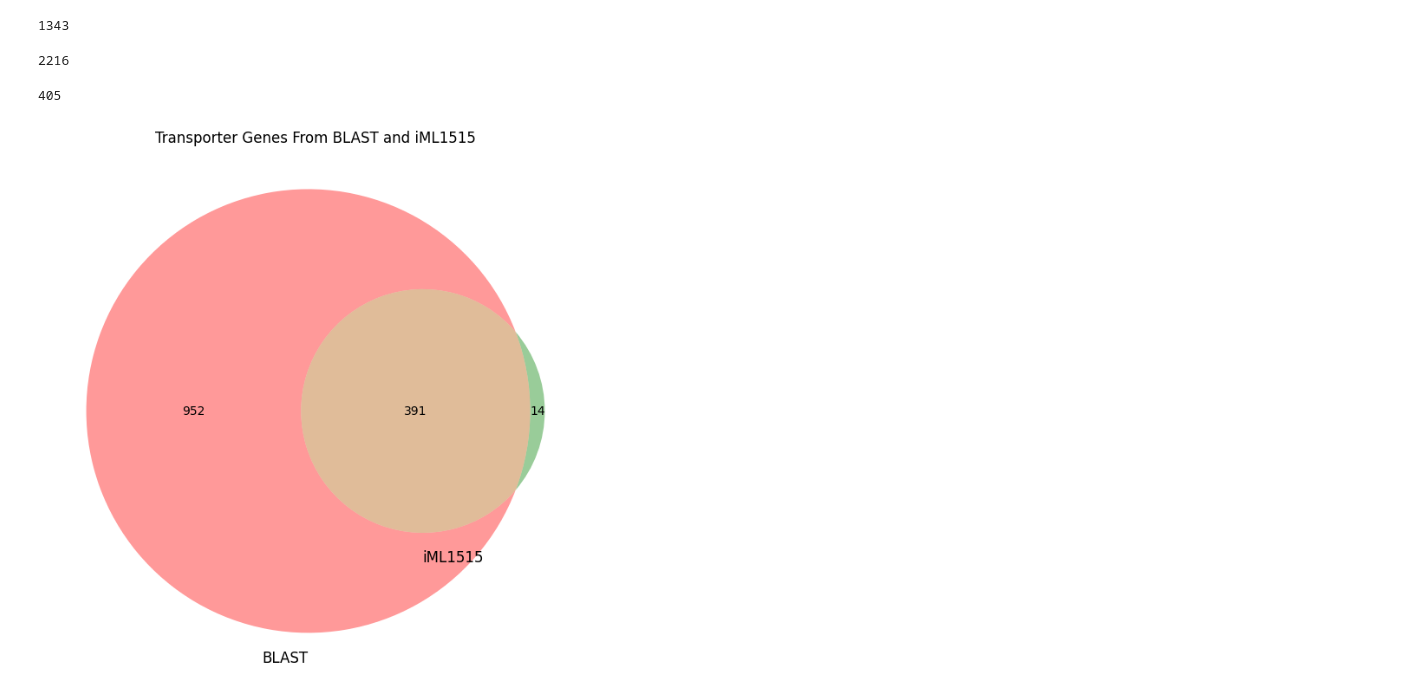
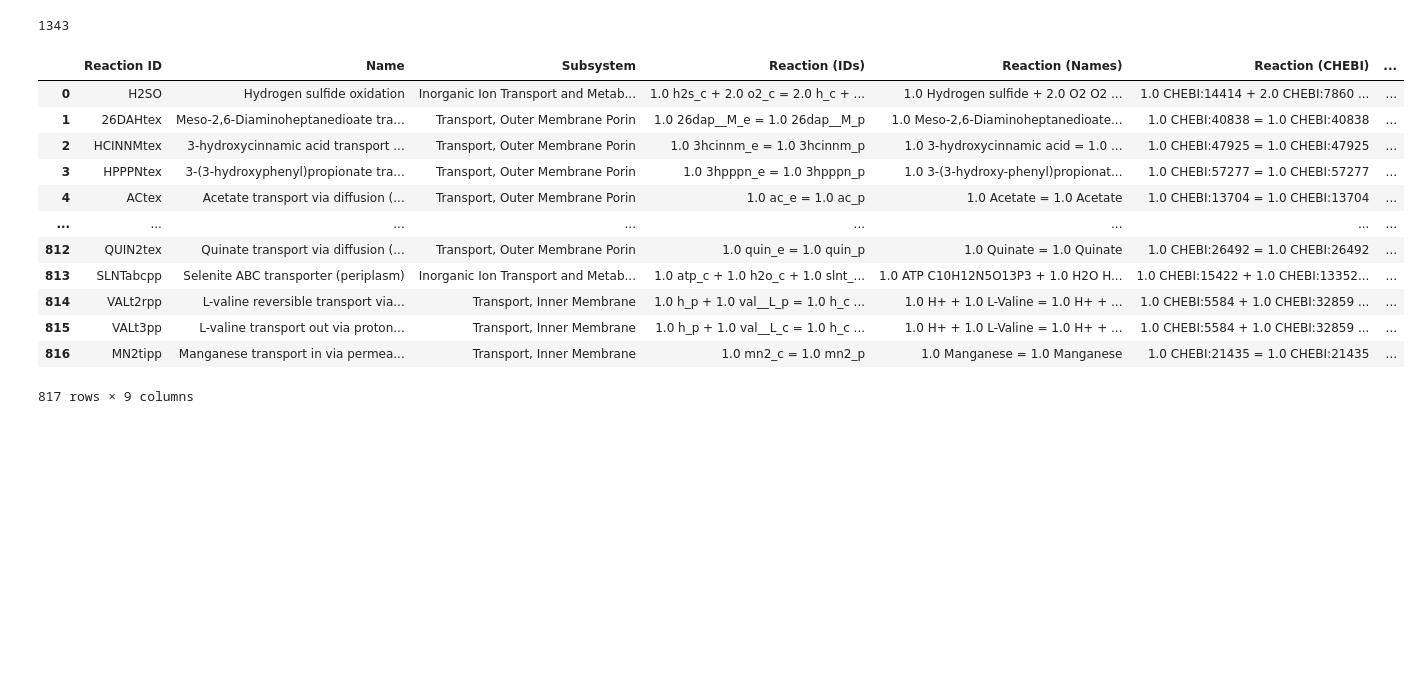
Before and after one commit to blandro/master-project, a Jupyter notebook: Case Study/iML1515/iML1515.ipynb, the cells around one changed output. Drawn from its saved outputs; the diff is of its cells as text; code cells hidden in the pictures; blank space fills up the shorter version.

```diff
--- a/Case Study/iML1515/iML1515.ipynb
+++ b/Case Study/iML1515/iML1515.ipynb
@@ -126,21 +159,23 @@ for reaction_list in e_coli["Reaction"]:
     for name, chebi in reaction_list:
         if chebi not in chebi_to_name and chebi != "no_reaction_identified":
             chebi_to_name[chebi] = name
-
-len(chebi_to_name)
-# %% [output]
-2216
 # %%
 model = pd.read_csv("iML1515_transport_rxs.tsv", sep="\t")
-model_uids = set(model["UIDs"].str.split(", ").explode())
-model_uids.remove("Unknown")
-len(model_uids)
+model_transport_uids = set(model["UIDs"].str.split(", ").explode())
+model_transport_uids.remove("Unknown")
+len(model_transport_uids)
+model
 # %% [output]
+|  | Reaction ID | Name | Subsystem | Reaction (IDs) | Reaction (Names) | Reaction (CHEBI) | ... |
+| 0 | H2SO | Hydrogen sulfide oxidation | Inorganic Ion Transport and Metab... | 1.0 h2s_c + 2.0 o2_c = 2.0 h_c + ... | 1.0 Hydrogen sulfide + 2.0 O2 O2 ... | 1.0 CHEBI:14414 + 2.0 CHEBI:7860 ... | ... |
+| 1 | 26DAHtex | Meso-2,6-Diaminoheptanedioate tra... | Transport, Outer Membrane Porin | 1.0 26dap__M_e = 1.0 26dap__M_p | 1.0 Meso-2,6-Diaminoheptanedioate... | 1.0 CHEBI:40838 = 1.0 CHEBI:40838 | ... |
+| 2 | HCINNMtex | 3-hydroxycinnamic acid transport ... | Transport, Outer Membrane Porin | 1.0 3hcinnm_e = 1.0 3hcinnm_p | 1.0 3-hydroxycinnamic acid = 1.0 ... | 1.0 CHEBI:47925 = 1.0 CHEBI:47925 | ... |
+| 3 | HPPPNtex | 3-(3-hydroxyphenyl)propionate tra... | Transport, Outer Membrane Porin | 1.0 3hpppn_e = 1.0 3hpppn_p | 1.0 3-(3-hydroxy-phenyl)propionat... | 1.0 CHEBI:57277 = 1.0 CHEBI:57277 | ... |
+| 4 | ACtex | Acetate transport via diffusion (... | Transport, Outer Membrane Porin | 1.0 ac_e = 1.0 ac_p | 1.0 Acetate = 1.0 Acetate | 1.0 CHEBI:13704 = 1.0 CHEBI:13704 | ... |
+| ... | ... | ... | ... | ... | ... | ... | ... |
+| 812 | QUIN2tex | Quinate transport via diffusion (... | Transport, Outer Membrane Porin | 1.0 quin_e = 1.0 quin_p | 1.0 Quinate = 1.0 Quinate | 1.0 CHEBI:26492 = 1.0 CHEBI:26492 | ... |
+| 813 | SLNTabcpp | Selenite ABC transporter (periplasm) | Inorganic Ion Transport and Metab... | 1.0 atp_c + 1.0 h2o_c + 1.0 slnt_... | 1.0 ATP C10H12N5O13P3 + 1.0 H2O H... | 1.0 CHEBI:15422 + 1.0 CHEBI:13352... | ... |
+| 814 | VALt2rpp | L-valine reversible transport via... | Transport, Inner Membrane | 1.0 h_p + 1.0 val__L_p = 1.0 h_c ... | 1.0 H+ + 1.0 L-Valine = 1.0 H+ + ... | 1.0 CHEBI:5584 + 1.0 CHEBI:32859 ... | ... |
+| 815 | VALt3pp | L-valine transport out via proton... | Transport, Inner Membrane | 1.0 h_p + 1.0 val__L_c = 1.0 h_c ... | 1.0 H+ + 1.0 L-Valine = 1.0 H+ + ... | 1.0 CHEBI:5584 + 1.0 CHEBI:32859 ... | ... |
+| 816 | MN2tipp | Manganese transport in via permea... | Transport, Inner Membrane | 1.0 mn2_c = 1.0 mn2_p | 1.0 Manganese = 1.0 Manganese | 1.0 CHEBI:21435 = 1.0 CHEBI:21435 | ... |
-405
+817 rows × 9 columns
-# %%
-plt.figure(figsize=(8, 8))
-venn2([e_coli_uids, model_uids], set_labels=("BLAST", "iML1515"))
-plt.title("Transporter Genes From BLAST and iML1515")
-plt.show()
-# %% [output]
-[figure, removed]
```
Also changed, not shown: parts of 20 cells of this notebook, 2 other files.
